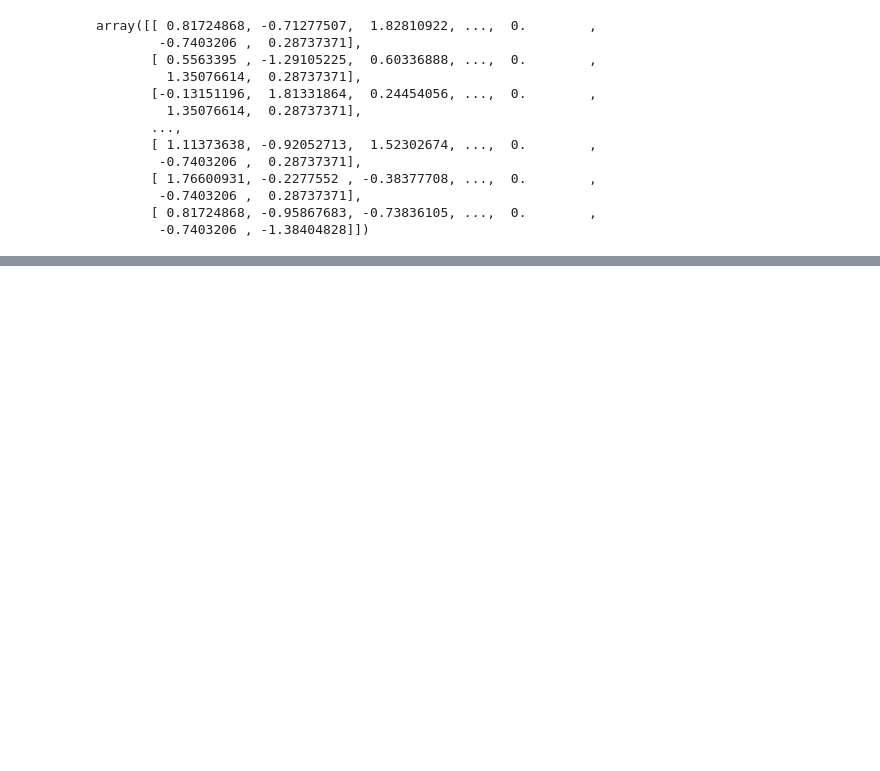
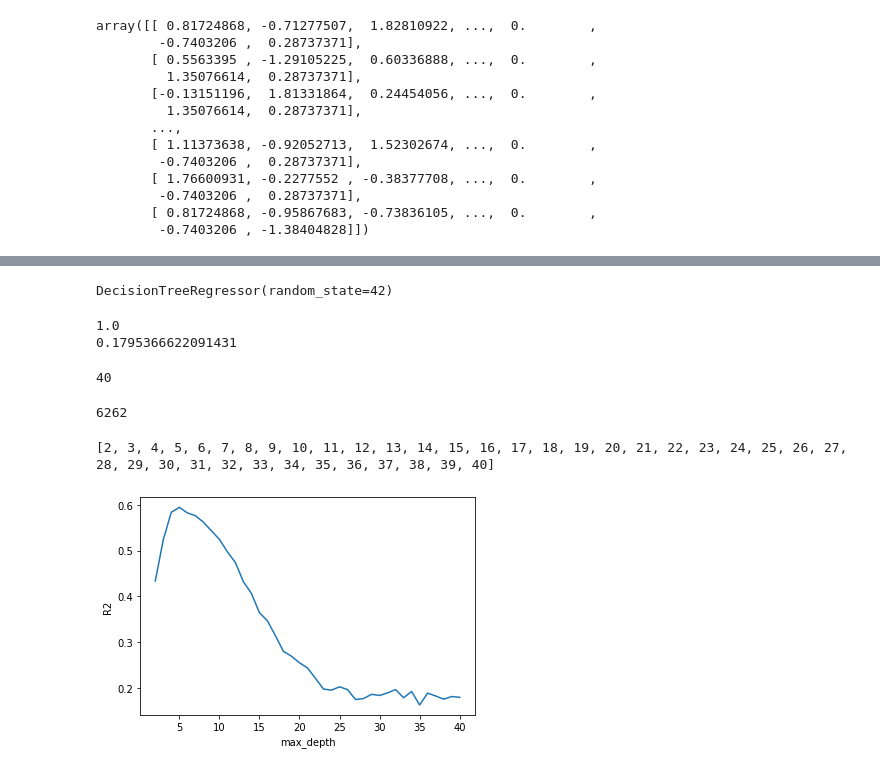
Before and after one commit to mkwak92/food_sales_predictions, a Jupyter notebook: Food_Sales_Prediction_ML.ipynb, the cells around one changed output, grey strips where cells are left out. Saved outputs shown, nothing was run; the diff lists cells and outputs as text; code cells hidden in the pictures; blank space fills up the shorter version.

```diff
--- a/Food_Sales_Prediction_ML.ipynb
+++ b/Food_Sales_Prediction_ML.ipynb
@@ -278,0 +364,9 @@ array([[ 0.81724868, -0.71277507,  1.82810922, ...,  0.        ,
+# %%
+#Decision Tree Model
+from sklearn.tree import DecisionTreeRegressor
+import matplotlib.pyplot as plt
+dec_tree = DecisionTreeRegressor(random_state=42)
+# %%
+dec_tree.fit(X_train_processed,y_train)
+# %% [output]
+DecisionTreeRegressor(random_state=42)
@@ -278,0 +376,38 @@ array([[ 0.81724868, -0.71277507,  1.82810922, ...,  0.        ,
+# %%
+#Evaluate the model
+dec_train_score = dec_tree.score(X_train_processed,y_train)
+dec_test_score = dec_tree.score(X_test_processed,y_test)
+print(dec_train_score)
+print(dec_test_score)
+# %% [output]
+1.0
+0.1795366622091431
+# %%
+dec_tree.get_depth()
+# %% [output]
+40
+# %%
+dec_tree.get_n_leaves()
+# %% [output]
+6262
+# %%
+#Get values for values between the 0-20
+dec_depths = list(range(2,41)) #every values from 0-20
+print(dec_depths)
+#create a dataframe to store the score
+dec_scores = pd.DataFrame(index=dec_depths, columns=['Test Score','Train Score'])
+for depth in dec_depths:
+  dec_tree = DecisionTreeRegressor(max_depth=depth, random_state = 42)
+  dec_tree.fit(X_train_processed, y_train)
+  dec_train_score = dec_tree.score(X_train_processed,y_train)
+  dec_test_score = dec_tree.score(X_test_processed,y_test)
+  dec_scores.loc[depth, 'Train Score'] = dec_train_score
+  dec_scores.loc[depth, 'Test Score'] = dec_test_score
+# %% [output]
+[2, 3, 4, 5, 6, 7, 8, 9, 10, 11, 12, 13, 14, 15, 16, 17, 18, 19, 20, 21, 22, 23, 24, 25, 26, 27, 28, 29, 30, 31, 32, 33, 34, 35, 36, 37, 38, 39, 40]
+# %%
+plt.plot(dec_depths,dec_scores['Test Score'])
+plt.xlabel('max_depth')
+plt.ylabel('R2');
+# %% [output]
+[figure, added]
```
Also changed, not shown: parts of 53 cells of this notebook.
